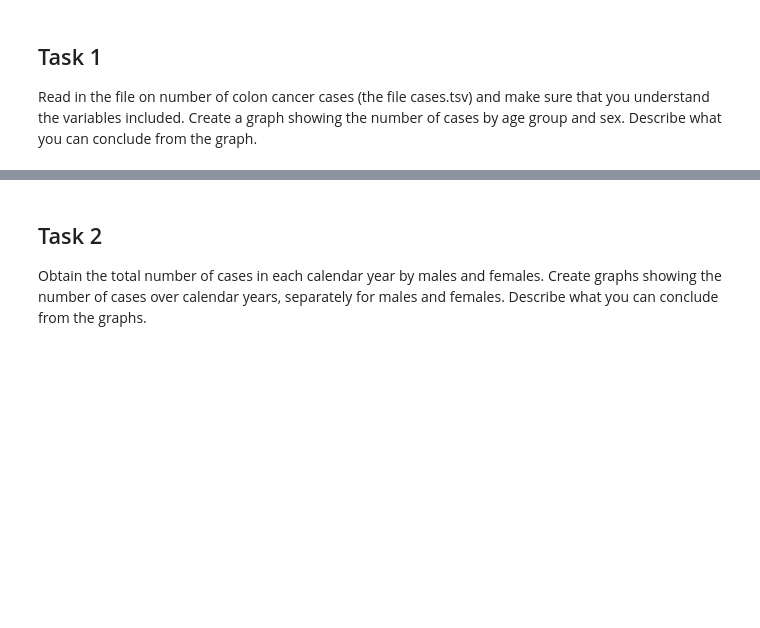
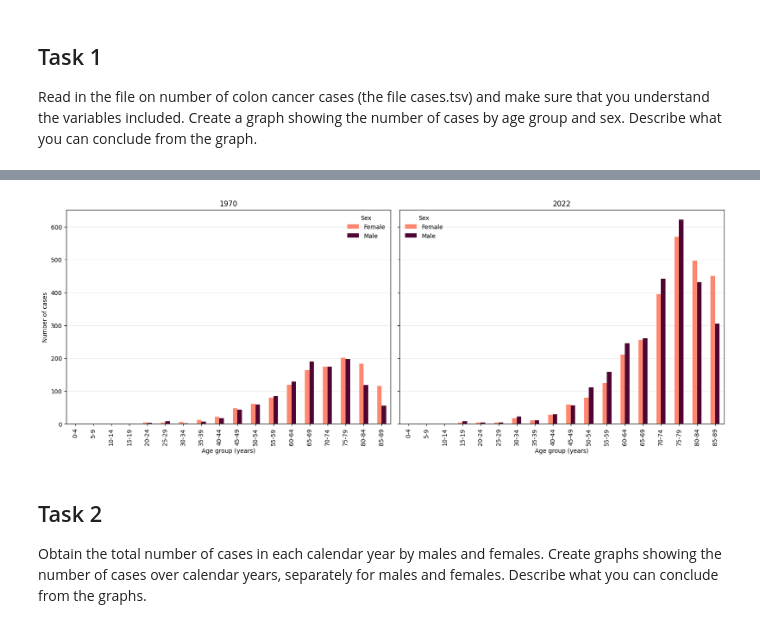
Before and after one commit to ElSchr/Biostat_I_Assignment_1, a Jupyter notebook: Assignment_1.ipynb, the cells around one changed output, grey strips where cells are left out. Saved outputs shown, nothing was run; the diff lists cells and outputs as text; code cells hidden in the pictures; blank space fills up the shorter version.

Commit message:
Add files via upload
Updated so that graphs in taks one and two are merged

```diff
--- a/Assignment_1.ipynb
+++ b/Assignment_1.ipynb
@@ -24,23 +69,29 @@ print(cases['sex'].value_counts())
 # %%
-# create a graph of the number of cases by age group and sex for 2022
-year_to_plot = cases["year"].max()
+# Number of cases by age group and sex in 1970 and 2022, side by side in one figure
 age_order = sorted(cases["agegroup"].unique(), key=lambda age: int(age.split("-")[0]))
-case_counts = (
-    cases.loc[cases["year"].eq(year_to_plot)]
-    .pivot(index="agegroup", columns="sex", values="n")
-    .reindex(age_order)
-)
+years_to_plot = [cases["year"].min(), cases["year"].max()]
 
-ax = case_counts.plot(
-    kind="bar",
-    figsize=(11, 6),
-    color=[colors[sex] for sex in case_counts.columns],
-)
-ax.set_title(f"Colon cancer cases by age group and sex ({year_to_plot})")
-ax.set_xlabel("Age group (years)")
-ax.set_ylabel("Number of cases")
-ax.legend(title="Sex", frameon=False)
-ax.grid(axis="y", alpha=0.25)
-ax.set_axisbelow(True)
-plt.tight_layout()
+fig, axes = plt.subplots(1, 2, figsize=(16, 6), sharey=True, constrained_layout=True)
+
+for ax, year_to_plot in zip(axes, years_to_plot):
+    case_counts = (
+        cases.loc[cases["year"].eq(year_to_plot)]
+        .pivot(index="agegroup", columns="sex", values="n")
+        .reindex(age_order)
+    )
+    case_counts.plot(
+        kind="bar",
+        ax=ax,
+        color=[colors[sex] for sex in case_counts.columns],
+    )
+    ax.set_title(str(year_to_plot))
+    ax.set_xlabel("Age group (years)")
+    ax.set_ylabel("Number of cases")
+    ax.legend(title="Sex", frameon=False)
+    ax.grid(axis="y", alpha=0.25)
+    ax.set_axisbelow(True)
+
+fig.savefig("task1.png", dpi=300, bbox_inches="tight")
 plt.show()
+# %% [output]
+[figure, added]
```
Also changed, not shown: parts of 31 cells of this notebook.
